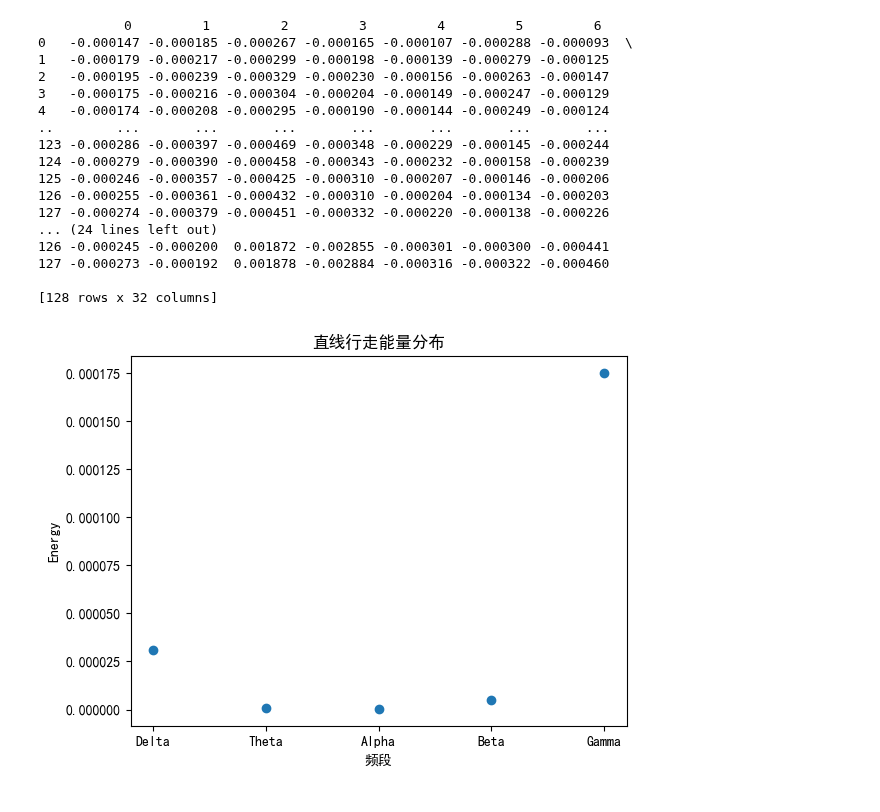
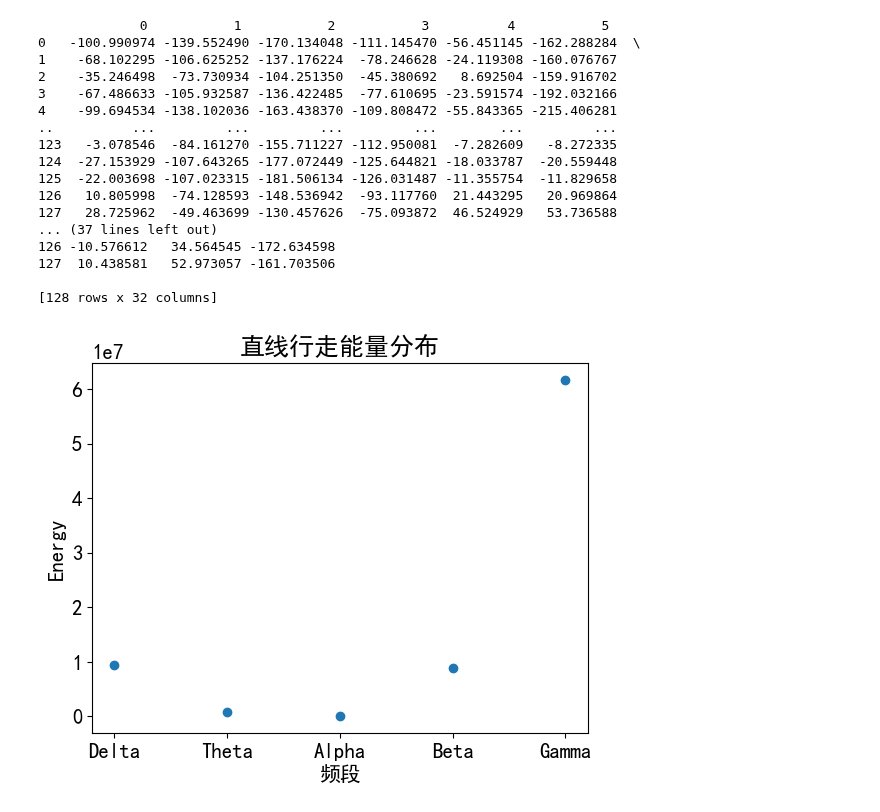
Before and after one commit to greenishcore/Hands-on-EEG, a Jupyter notebook: open/pywavelet/repywavelet.ipynb, the cells around one changed output. Saved outputs shown, nothing was run; the diff lists cells and outputs as text; code cells hidden in the pictures.

```diff
--- a/open/pywavelet/repywavelet.ipynb
+++ b/open/pywavelet/repywavelet.ipynb
@@ -5,31 +5,31 @@ import mne
 import pywt
 import matplotlib.pyplot as plt
 # %%
-data = pd.read_csv("C:\\Users\\a1882\\Desktop\\EEG\\normal\\data\\128_s100\\walkfocus_zyy_epocflex_2023_window_13.csv", header=None).T
+data = pd.read_csv("C:\\Users\\a1882\Desktop\EEG\open\\NN\dataset\\128_s100\\walkfocus_zyy_epocflex_2023_window_54.csv", header=None).T
 # %%
-for column in data.columns:
-    if data[column].dtype == 'float64':
-        data[column] /= 10**6
-    elif data[column].dtype == 'int64':
-        data[column] /= 10**6
+# for column in data.columns:
+#     if data[column].dtype == 'float64':
+#         data[column] /= 10**6
+#     elif data[column].dtype == 'int64':
+#         data[column] /= 10**6
 # %%
 print(data)
 # %% [output]
-           0         1         2         3         4         5         6
-0   -0.000147 -0.000185 -0.000267 -0.000165 -0.000107 -0.000288 -0.000093  \
-1   -0.000179 -0.000217 -0.000299 -0.000198 -0.000139 -0.000279 -0.000125
-2   -0.000195 -0.000239 -0.000329 -0.000230 -0.000156 -0.000263 -0.000147
-3   -0.000175 -0.000216 -0.000304 -0.000204 -0.000149 -0.000247 -0.000129
-4   -0.000174 -0.000208 -0.000295 -0.000190 -0.000144 -0.000249 -0.000124
-..        ...       ...       ...       ...       ...       ...       ...
-123 -0.000286 -0.000397 -0.000469 -0.000348 -0.000229 -0.000145 -0.000244
-124 -0.000279 -0.000390 -0.000458 -0.000343 -0.000232 -0.000158 -0.000239
-125 -0.000246 -0.000357 -0.000425 -0.000310 -0.000207 -0.000146 -0.000206
-126 -0.000255 -0.000361 -0.000432 -0.000310 -0.000204 -0.000134 -0.000203
-127 -0.000274 -0.000379 -0.000451 -0.000332 -0.000220 -0.000138 -0.000226
-... (24 lines left out)
-126 -0.000245 -0.000200  0.001872 -0.002855 -0.000301 -0.000300 -0.000441
-127 -0.000273 -0.000192  0.001878 -0.002884 -0.000316 -0.000322 -0.000460
+             0           1           2           3          4           5
+0   -100.990974 -139.552490 -170.134048 -111.145470 -56.451145 -162.288284  \
+1    -68.102295 -106.625252 -137.176224  -78.246628 -24.119308 -160.076767
+2    -35.246498  -73.730934 -104.251350  -45.380692   8.692504 -159.916702
+3    -67.486633 -105.932587 -136.422485  -77.610695 -23.591574 -192.032166
+4    -99.694534 -138.102036 -163.438370 -109.808472 -55.843365 -215.406281
+..          ...         ...         ...         ...        ...         ...
+123   -3.078546  -84.161270 -155.711227 -112.950081  -7.282609   -8.272335
+124  -27.153929 -107.643265 -177.072449 -125.644821 -18.033787  -20.559448
+125  -22.003698 -107.023315 -181.506134 -126.031487 -11.355754  -11.829658
+126   10.805998  -74.128593 -148.536942  -93.117760  21.443295   20.969864
+127   28.725962  -49.463699 -130.457626  -75.093872  46.524929   53.736588
+... (37 lines left out)
+126 -10.576612   34.564545 -172.634598
+127  10.438581   52.973057 -161.703506
 
 [128 rows x 32 columns]
 # %%
@@ -64,37 +64,37 @@ mne.set_log_level(False)
 
 maxlevel = 6
 fs = 128
-wp = pywt.WaveletPacket(data=data.iloc[1,:], wavelet='db4', mode='symmetric', maxlevel=8)
+wp = pywt.WaveletPacket(data=data.iloc[1,:], wavelet='db4', mode='symmetric', maxlevel=6)
 
 freqTree = [node.path for node in wp.get_level(6, 'freq')]
 
   # 计算maxlevel最小频段的带宽
 freqBand = fs / (2 ** maxlevel)
     # 定义能量数组
 energy = []
 for iter in range(len(iter_freqs)):
         iterEnergy = 0.0
         for i in range(len(freqTree)):
             # 第i个频段的最小频率
             bandMin = i * freqBand
             # 第i个频段的最大频率
             bandMax = bandMin + freqBand
             # 判断第i个频段是否在要分析的范围内
             if (iter_freqs[iter]['fmin'] <= bandMin and iter_freqs[iter]['fmax'] >= bandMax):
                 # 计算对应频段的累加和
                 iterEnergy += pow(np.linalg.norm(wp[freqTree[i]].data, ord=None), 2)
         # 保存四个频段对应的能量和
         energy.append(iterEnergy)
 hex_blue = '#002fc6'
 plt.plot([xLabel['name'] for xLabel in iter_freqs], energy, lw=0, marker='o',)
 plt.title('直线行走能量分布')
 plt.ylabel('Energy')
 plt.xlabel('频段')
 plt.savefig("wf_energy_distribution.png", dpi=500, bbox_inches='tight')
 
 plt.show()
 # %% [output]
-[figure, old version]
+[figure, new version]
 # %%
 wp = pywt.WaveletPacket(data=data.iloc[:,28], wavelet=wavelet, mode='symmetric', maxlevel=maxlevel)
 # 频谱由低到高的对应关系，这里需要注意小波变换的频带排列默认并不是顺序排列，所以这里需要使用’freq‘排序。
```
Also changed, not shown: parts of 1 cell of this notebook, 5 other files.
